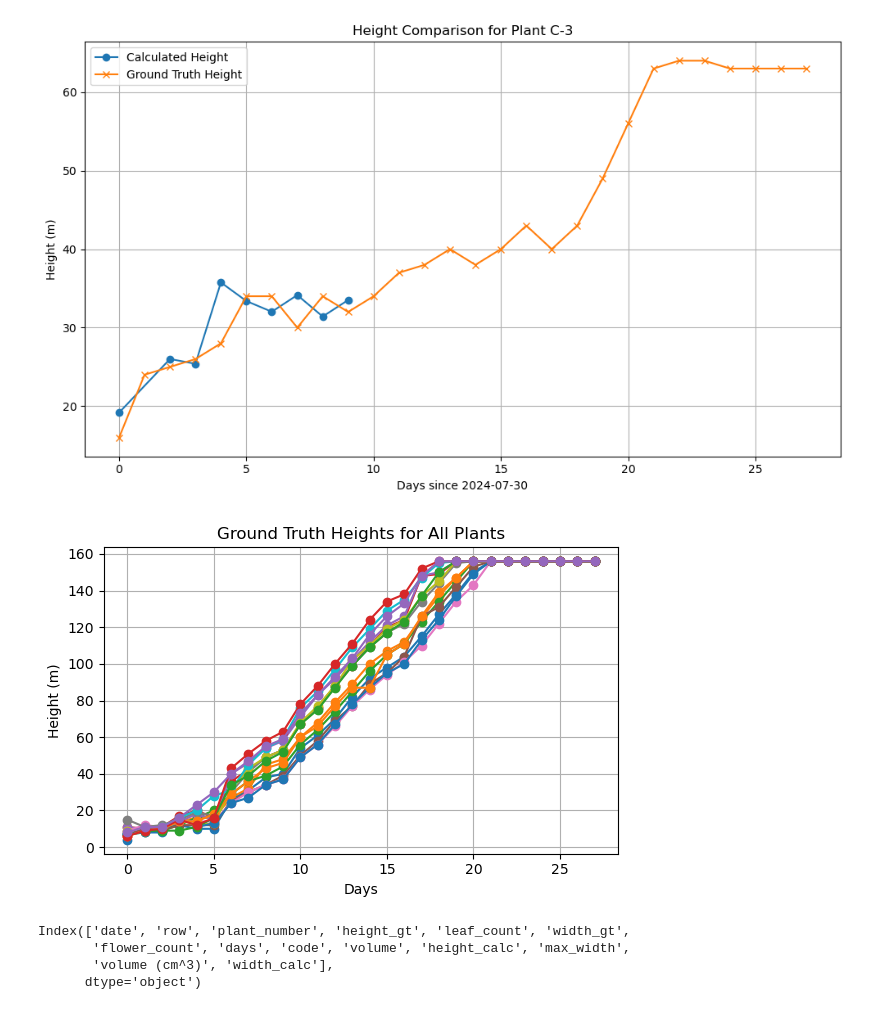
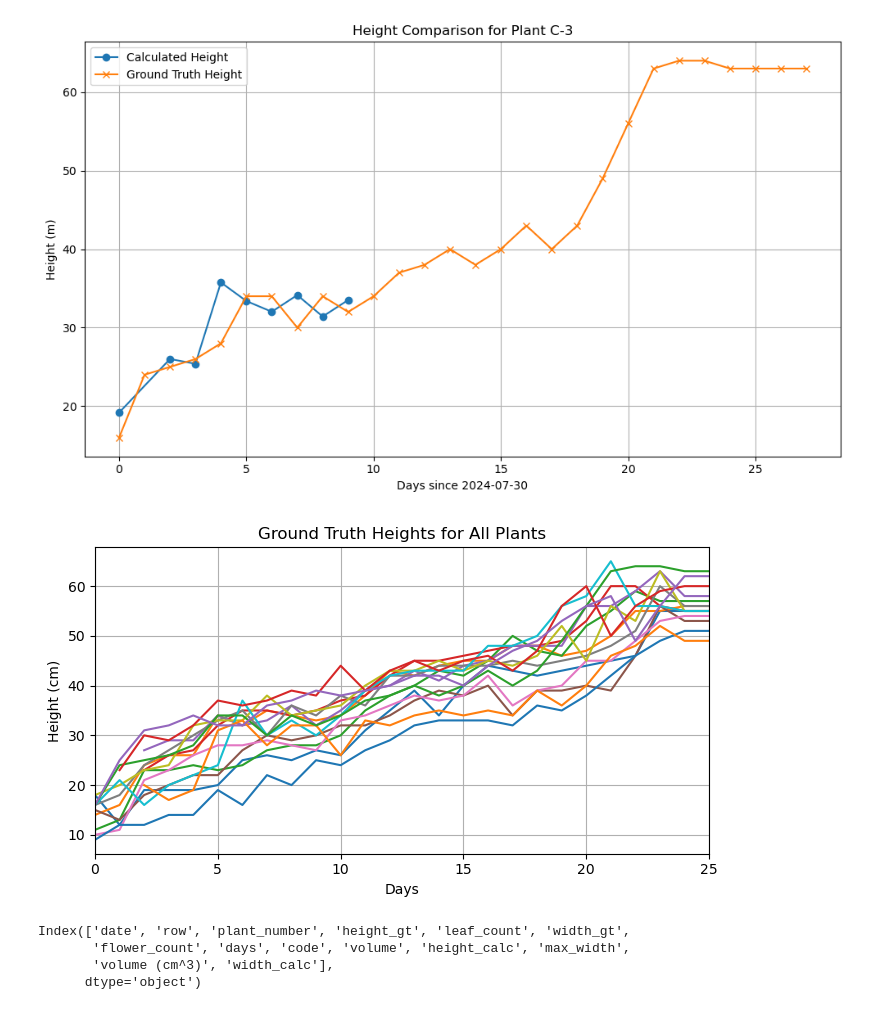
Before and after one commit to noahbu/ppheno, a Jupyter notebook: scripts/graphs/volumetric_growth.ipynb, the cells around one changed output. Saved outputs shown, nothing was run; the diff lists cells and outputs as text; code cells hidden in the pictures.

```diff
--- a/scripts/graphs/volumetric_growth.ipynb
+++ b/scripts/graphs/volumetric_growth.ipynb
@@ -96,24 +96,26 @@ compare_heights_per_plant('C', 3)
 # %% [output]
 [figure]
 # %%
-plt.figure(figsize=(6, 4))
+plt.figure(figsize=(7, 4))
 
 # Group the data by 'row' and 'plant_number' to plot each plant's height
 for (row, plant_number), plant_data in gt_data.groupby(['row', 'plant_number']):
-    plt.plot(plant_data['days'], plant_data['height'], label=f'Plant {row}-{plant_number}', marker='o')
+    plt.plot(plant_data['days'], plant_data['width'], label=f'Plant {row}-{plant_number}')
 
 # Customize the plot
 plt.title('Ground Truth Heights for All Plants')
 plt.xlabel('Days')
-plt.ylabel('Height (m)')
+plt.ylabel('Height (cm)')
+plt.xlim(0, 25)  # Example: Show days from 0 to 30 (change to desired range)
+
 # plt.legend(loc='upper left', bbox_to_anchor=(1, 1))  # Move the legend outside the plot
 plt.grid(True)
 
 # Show the plot
 plt.tight_layout()
 plt.show()
 # %% [output]
-[figure, old version]
+[figure, new version]
 # %%
 # merge data along days, row and plant_number
 merged_data = pd.merge(gt_data, calc_data, on=['date','days', 'row', 'plant_number'], how='inner')
```
Also changed, not shown: parts of 15 cells of this notebook, 15 other files.
